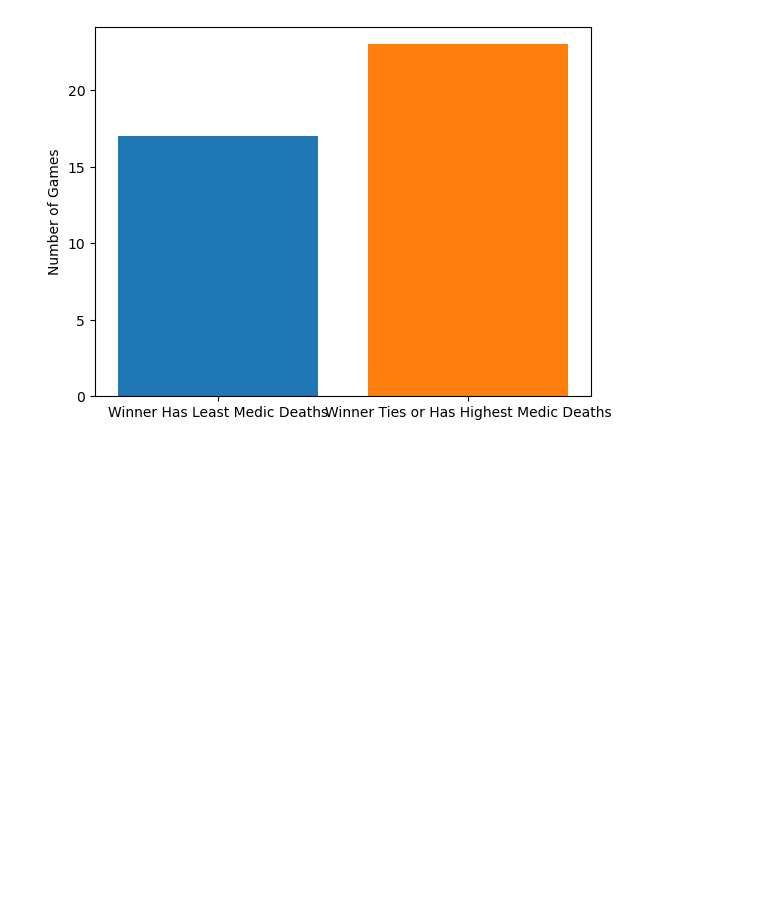
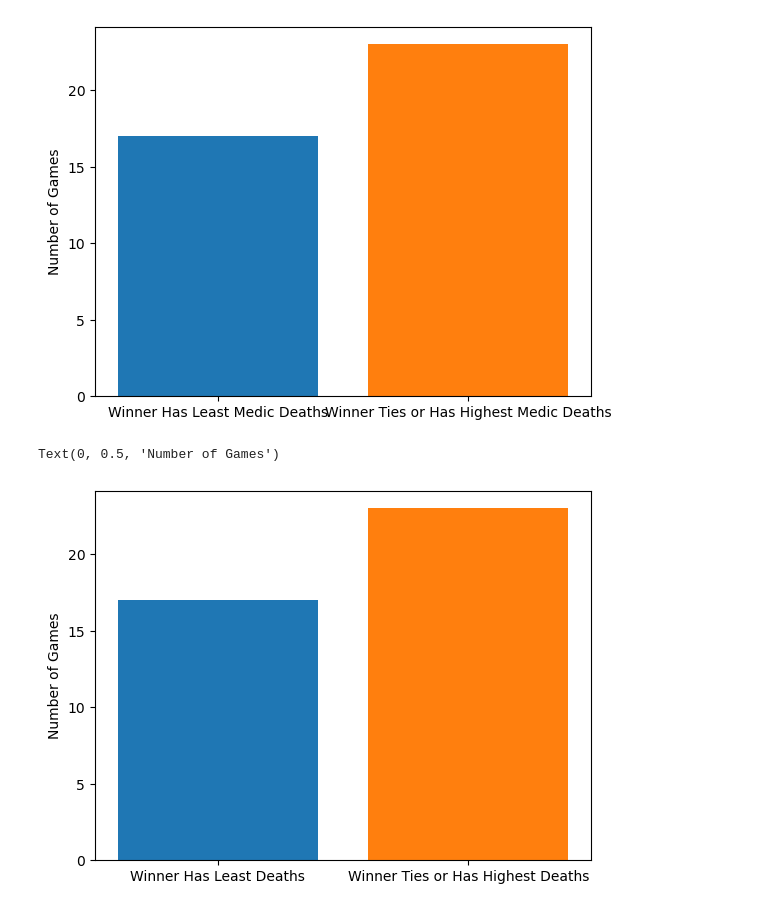
Before and after one commit to AlexPhilipsen/DataMiningProject, a Jupyter notebook: New/results.ipynb, the cells around one changed output. Drawn from its saved outputs; the diff is of its cells as text; code cells hidden in the pictures; blank space fills up the shorter version.

Commit message:
Added investigation into how deaths and kills contribute to game outcome

```diff
--- a/New/results.ipynb
+++ b/New/results.ipynb
@@ -193,3 +196,39 @@ plt.ylabel('Number of Games')
 # %% [output]
 Text(0, 0.5, 'Number of Games')
 [figure]
+# %%
+c.execute("""SELECT game_player.game_ID, player_ID, team, kills, deaths, winner
+          FROM game_player
+          INNER JOIN game_table
+          ON game_table.game_ID""")
+
+results = c.fetchall()
+
+player_df = pd.DataFrame(results, columns=[desc[0] for desc in c.description])
+num_games = player_df['game_ID'].nunique()
+player_df = player_df.drop_duplicates(subset=['game_ID', 'team', 'player_ID', 'winner'])
+
+
+sum_deaths = player_df.groupby(['game_ID', 'team'])['deaths'].sum().reset_index()
+sum_kills = player_df.groupby(['game_ID', 'team'])['kills'].sum().reset_index()
+
+
+result = pd.merge(player_df, sum_deaths, on=['game_ID', 'team'], suffixes=['_player', '_team'])
+
+result = pd.merge(result, sum_kills, on=['game_ID', 'team'], suffixes=['_player', '_team'])
+
+
+min_count = result.groupby('game_ID')['deaths_team'].min()
+result_with_min = result.merge(min_count, on='game_ID', suffixes=('', '_min'))
+
+result_with_min['winner_has_least_deaths'] = ((result_with_min['team'] == result_with_min['winner']) &
+                                                   (result_with_min['deaths_team'] == result_with_min['deaths_team_min'])
+                                                   )
+winner_has_least_deaths = result_with_min.groupby('game_ID')['winner_has_least_deaths'].max().sum()
+
+plt.bar(['Winner Has Least Deaths'], [winner_has_least_deaths])
+plt.bar(['Winner Ties or Has Highest Deaths'], [num_games - winner_has_least_deaths])
+plt.ylabel('Number of Games')
+# %% [output]
+Text(0, 0.5, 'Number of Games')
+[figure, added]
```
Also changed, not shown: parts of 2 cells of this notebook.
